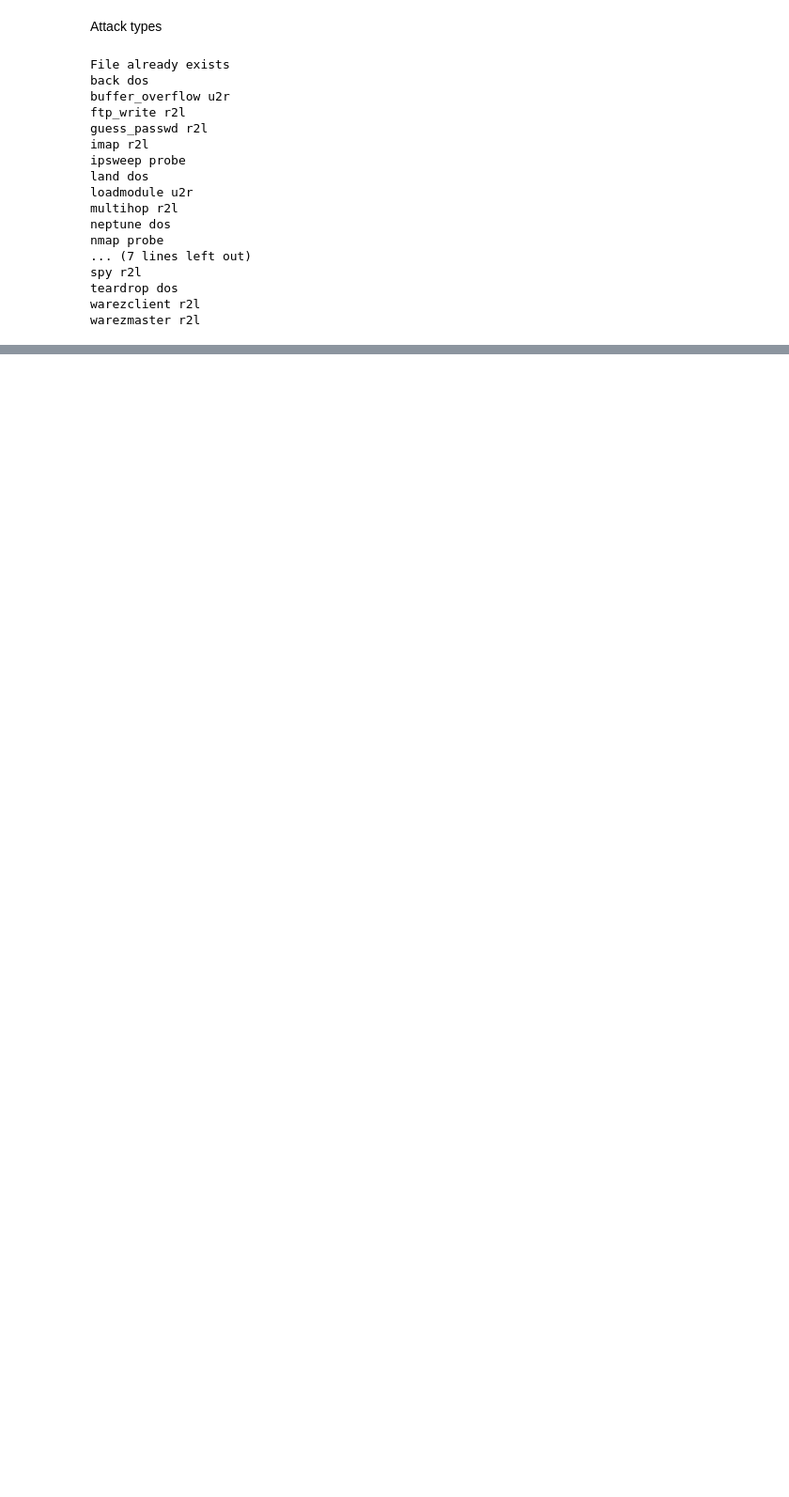
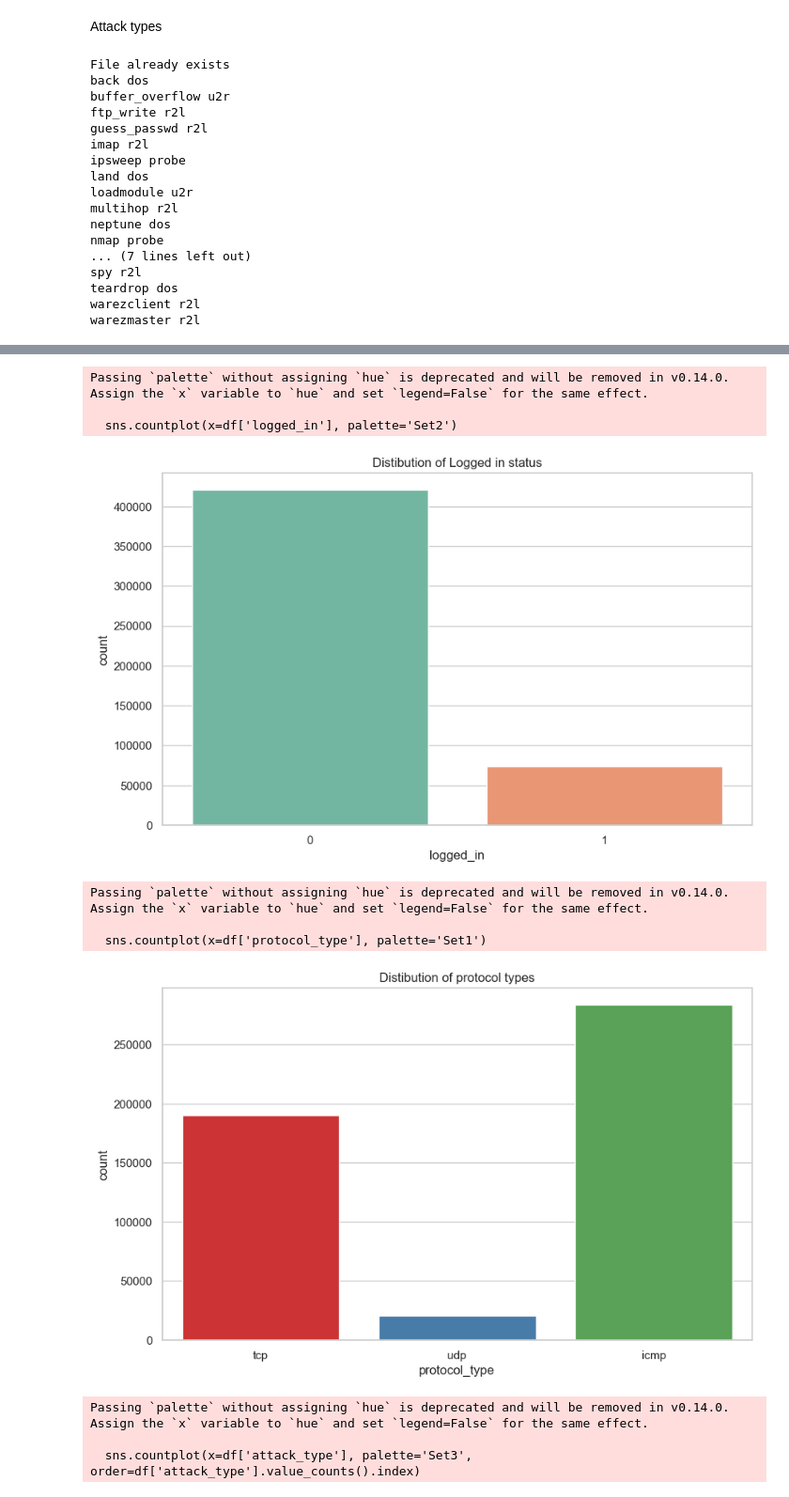
Before and after one commit to Vickey-VJ/Intrusion-Detection-System, a Jupyter notebook: preprocessing.ipynb, the cells around one changed output, grey strips where cells are left out. Shown at 94% size. Drawn from its saved outputs; the diff is of its cells as text; code cells hidden in the pictures; blank space fills up the shorter version.

Commit message:
Data Preprocessing

```diff
--- a/preprocessing.ipynb
+++ b/preprocessing.ipynb
@@ -125,0 +194,10 @@ print(len(columns))
+# %%
+import pandas as pd
+
+path = r"Datasets/kddcup.data_10_percent.gz"
+df = pd.read_csv(path, names = columns)
+
+# Adding Attack Type column
+df['attack_type'] = df.target.apply(lambda r:attacks_types[r[:-1]])
+
+df.head()
@@ -125,0 +264,36 @@ print(len(columns))
+# %%
+import seaborn as sns
+import matplotlib.pyplot as plt
+
+#set the overall style of plots
+sns.set(style="whitegrid")
+
+#1. Visualization for 'logged_in'
+plt.figure(figsize=(10,6))
+sns.countplot(x=df['logged_in'], palette='Set2')
+plt.title('Distibution of Logged in status')
+plt.show()
+
+#2. Visualization for 'protocol_type'
+plt.figure(figsize=(10,6))
+sns.countplot(x=df['protocol_type'], palette='Set1')
+plt.title('Distibution of protocol types')
+plt.show()
+
+#3. Visualization for 'Attack Type'
+plt.figure(figsize=(12,6))
+sns.countplot(x=df['attack_type'], palette='Set3', order=df['attack_type'].value_counts().index)
+plt.xticks(rotation=45)
+plt.show()
+# %% [output]
+Passing `palette` without assigning `hue` is deprecated and will be removed in v0.14.0. Assign the `x` variable to `hue` and set `legend=False` for the same effect.
+
+  sns.countplot(x=df['logged_in'], palette='Set2')
+[figure, added]
+Passing `palette` without assigning `hue` is deprecated and will be removed in v0.14.0. Assign the `x` variable to `hue` and set `legend=False` for the same effect.
+
+  sns.countplot(x=df['protocol_type'], palette='Set1')
+[figure, added]
+Passing `palette` without assigning `hue` is deprecated and will be removed in v0.14.0. Assign the `x` variable to `hue` and set `legend=False` for the same effect.
+
+  sns.countplot(x=df['attack_type'], palette='Set3', order=df['attack_type'].value_counts().index)
```
Also changed, not shown: parts of 45 cells of this notebook, 3 other files.
